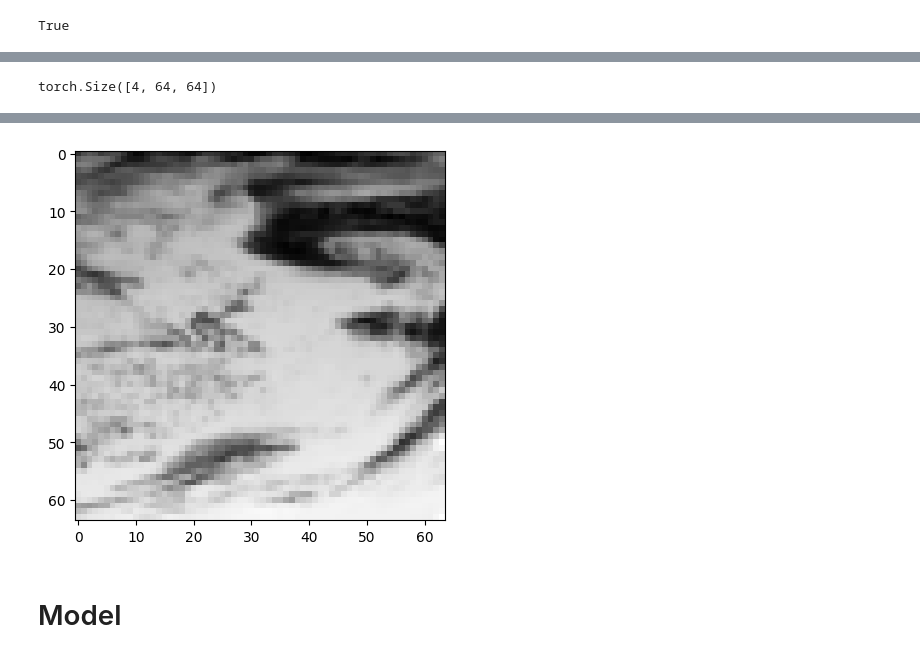
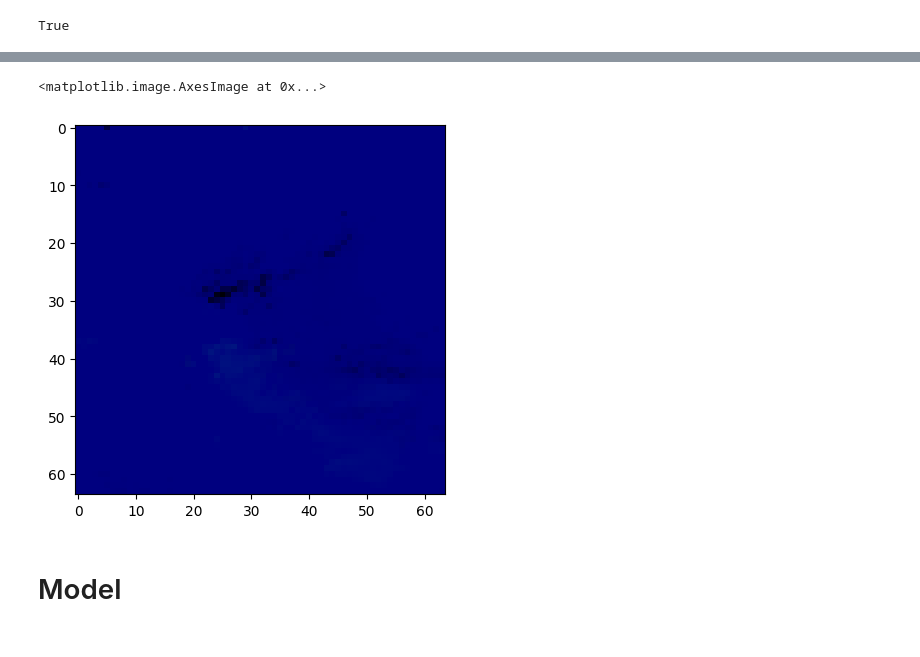
Before and after one commit to RiccardoSpolaor/cloud-movement-diffusion, a Jupyter notebook: Baseline with autoregression.ipynb, the cells around one changed output, grey strips where cells are left out. Saved outputs shown, nothing was run; the diff lists cells and outputs as text; code cells hidden in the pictures.

```diff
--- a/Baseline with autoregression.ipynb
+++ b/Baseline with autoregression.ipynb
@@ -195,10 +176,6 @@ Let's grab 5 samples: torch.Size([5, 4, 64, 64])
-# %%
-train_ds[0].shape
-# %% [output]
-torch.Size([4, 64, 64])
 # %%
 # Show the first sample image of the training dataset
 import matplotlib.pyplot as plt
 
-plt.imshow(train_ds[0][0], cmap='gray')
+plt.imshow(train_ds[0][0].permute(1,2,0))
 # %% [output]
@@ -206,3 +183,4 @@ plt.imshow(train_ds[0][0], cmap='gray')
+<matplotlib.image.AxesImage at 0x...>
-[figure, old version]
+[figure, new version]
 # %% [markdown]
 # Model
```
Also changed, not shown: parts of 18 cells of this notebook.
